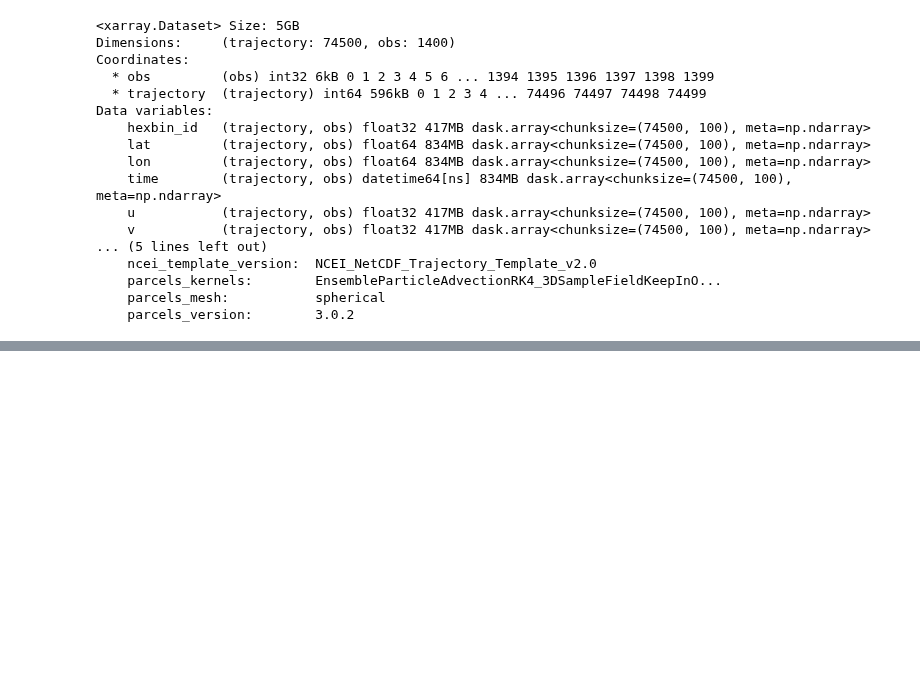
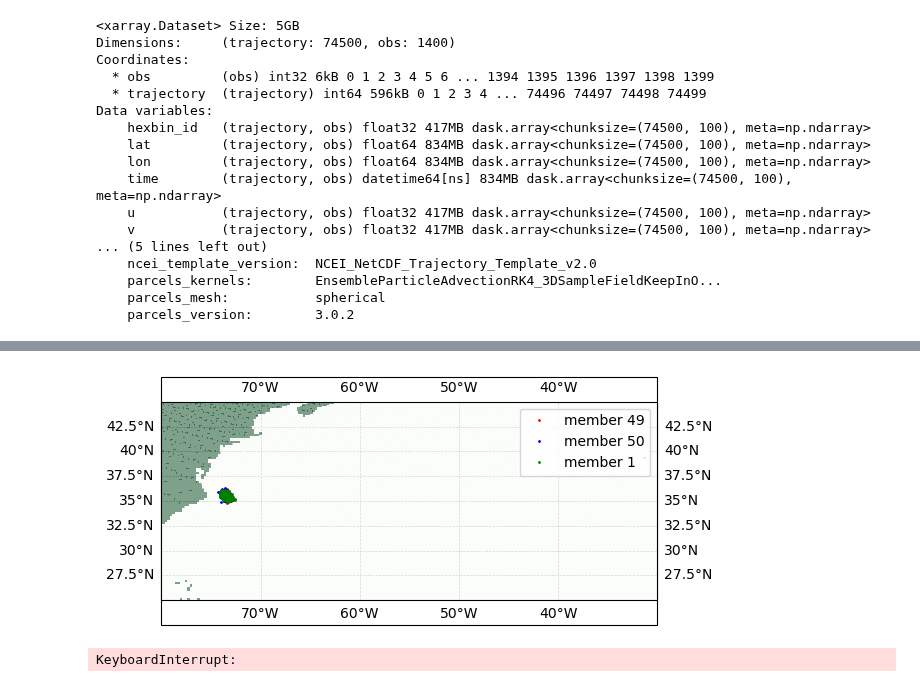
Before and after one commit to OceanParcels/NEMO_Ensemble_Lagrangian_Analysis, a Jupyter notebook: notebooks/07.Outputfiles.ipynb, the cells around one changed output, grey strips where cells are left out. Saved outputs shown, nothing was run; the diff lists cells and outputs as text; code cells hidden in the pictures; blank space fills up the shorter version.

```diff
--- a/notebooks/07.Outputfiles.ipynb
+++ b/notebooks/07.Outputfiles.ipynb
@@ -40,3 +64,17 @@ Data variables:
+# %%
+location = 'Cape_Hatteras'
+member = 50 # memeber
+std = 0.2 # Standard deviation od initial dispersion
+
+file_path = f"/storage/shared/oceanparcels/output_data/data_Claudio/NEMO_Ensemble/{location}/std_{std*100:03.0f}/{location}_std{std*100:03.0f}_m{member:03d}.zarr"
+pset_1 = xr.open_zarr(file_path)
+# %%
+location = 'Cape_Hatteras'
+member = 1 # memeber
+std = 0.19 # Standard deviation od initial dispersion
+
+file_path = f"/storage/shared/oceanparcels/output_data/data_Claudio/NEMO_Ensemble/{location}/std_{std*100:03.0f}/{location}_std{std*100:03.0f}_m{member:03d}.zarr"
+pset_2 = xr.open_zarr(file_path)
 # %%
 # Plot NA_domain on a map
 depth = 0
@@ -59,0 +99,36 @@ for i in range(10):
+# %%
+# create animation of the particles in the domain
+import matplotlib.animation as animation
+
+fig = plt.figure()
+ax = plt.axes(projection=cartopy.crs.PlateCarree())
+ax = plt.axes(projection=cartopy.crs.PlateCarree())
+ax.set_extent([-80, -30, 25, 45], crs=cartopy.crs.PlateCarree())
+ax.gridlines(draw_labels=True, zorder=0, linestyle='--', linewidth=0.5)
+ax.pcolormesh(mask['nav_lon'], mask['nav_lat'], mask['tmask'][0,depth,:,:], cmap='Greens_r', alpha=0.5)
+line, = ax.plot([], [], 'o', markersize=1, color='r')
+line2, = ax.plot([], [], 'o', markersize=1, color='b')
+line3, = ax.plot([], [], 'o', markersize=1, color='g')
+ax.legend(['member 49', 'member 50', 'member 1'])
+def init():
+    line.set_data([], [])
+    line2.set_data([], [])
+    line3.set_data([], [])
+    return line, line2, line3
+def animate(i):
+    line.set_data(pset.lon[:1000,i], pset.lat[:1000,i])
+    line2.set_data(pset_1.lon[1000:2000,i], pset_1.lat[1000:2000,i])
+    line3.set_data(pset_2.lon[2000:3000,i], pset_2.lat[2000:3000,i])
+    return line,
+ani = animation.FuncAnimation(fig, animate, frames=100, interval=100, blit=True)
+# %% [output]
+[figure, added]
+# %%
+# display animation in jupyter notebook
+from IPython.display import HTML
+HTML(ani.to_jshtml())
+
+# save animation to file
+ani.save('anim_std02_m49-50-01.gif', writer='imagemagick', fps=10)
+# %% [output]
+KeyboardInterrupt:
```
Also changed, not shown: parts of 7 cells of this notebook, 4 other files.
